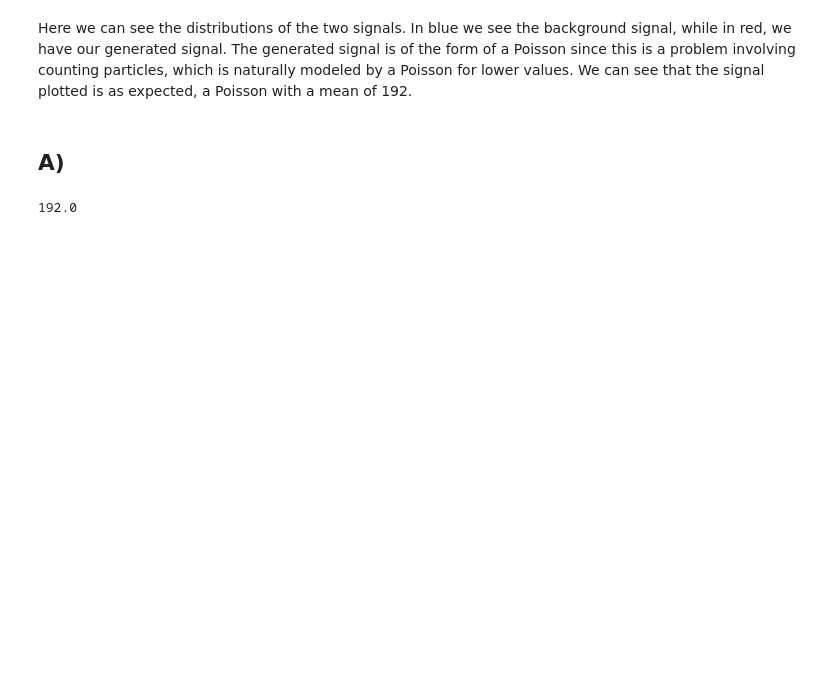
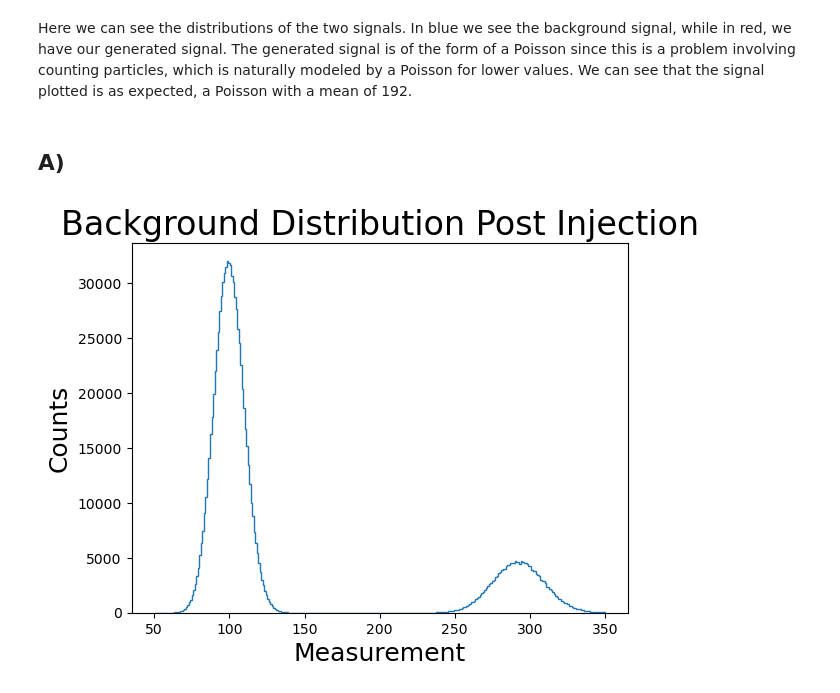
Before and after one commit to WyattOtsuka/PHYS434, a Jupyter notebook: lab6.ipynb, the cells around one changed output. Saved outputs shown, nothing was run; the diff lists cells and outputs as text; code cells hidden in the pictures; blank space fills up the shorter version.

```diff
--- a/lab6.ipynb
+++ b/lab6.ipynb
@@ -66,5 +73,10 @@ Here we can see the distributions of the two signals. In blue we see the backgro
 # %% [markdown]
 ## A)
 # %%
+plt.hist(post_inject, bins = np.linspace(50,350,300), histtype = "step")
+plt.title("Background Distribution Post Injection",fontsize=24)
+plt.xlabel('Measurement',fontsize=18)
+plt.ylabel('Counts',fontsize=18)
+plt.show()
 # %% [output]
-192.0
+[figure, added]
```
Also changed, not shown: parts of 13 cells of this notebook.
